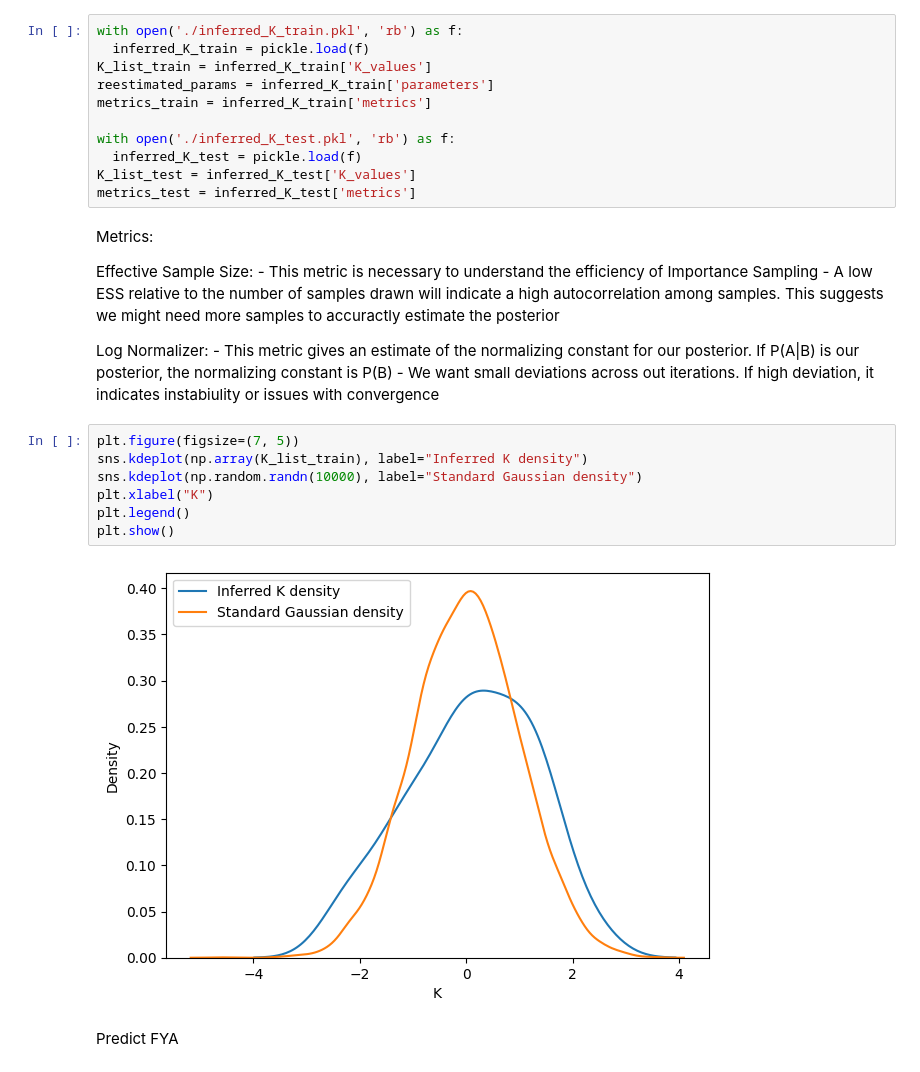
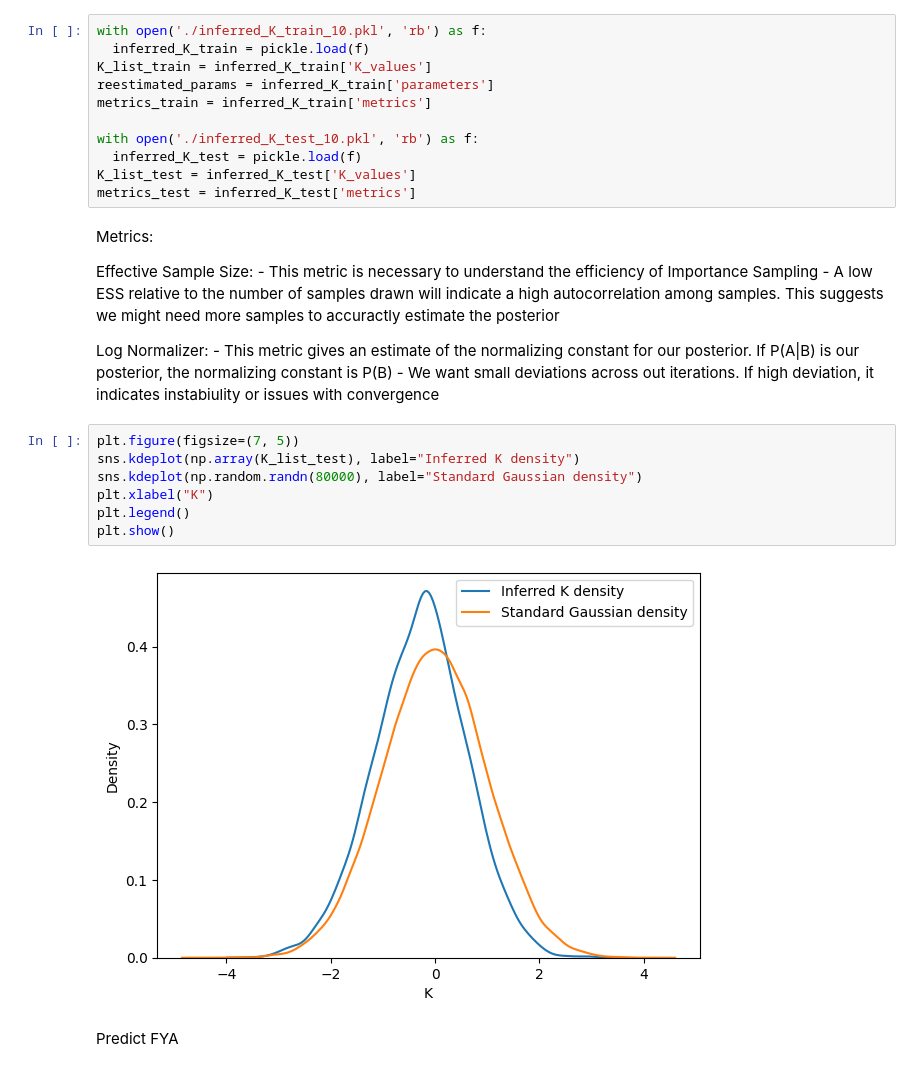
Before and after one commit to kristoffhernan/Fair-ML-Causal-Inference, a Jupyter notebook: scripts/Fair-ML.ipynb, the cells around one changed output. Saved outputs shown, nothing was run; the diff lists cells and outputs as text.

```diff
--- a/scripts/Fair-ML.ipynb
+++ b/scripts/Fair-ML.ipynb
@@ -597,13 +659,13 @@ for i in tqdm(range(test_tensor.shape[0])):
 with open('inferred_K_test.pkl', 'wb') as f:
     pickle.dump({'K_values': K_list_test, 'metrics': metrics_test}, f)
 # %%
-with open('./inferred_K_train.pkl', 'rb') as f:
+with open('./inferred_K_train_10.pkl', 'rb') as f:
   inferred_K_train = pickle.load(f)
 K_list_train = inferred_K_train['K_values']
 reestimated_params = inferred_K_train['parameters']
 metrics_train = inferred_K_train['metrics']
 
-with open('./inferred_K_test.pkl', 'rb') as f:
+with open('./inferred_K_test_10.pkl', 'rb') as f:
   inferred_K_test = pickle.load(f)
 K_list_test = inferred_K_test['K_values']
 metrics_test = inferred_K_test['metrics']
@@ -619,13 +681,13 @@ Log Normalizer:
     - We want small deviations across out iterations. If high deviation, it indicates instabiulity or issues with convergence
 # %%
 plt.figure(figsize=(7, 5))
-sns.kdeplot(np.array(K_list_train), label="Inferred K density")
-sns.kdeplot(np.random.randn(10000), label="Standard Gaussian density")
+sns.kdeplot(np.array(K_list_test), label="Inferred K density")
+sns.kdeplot(np.random.randn(80000), label="Standard Gaussian density")
 plt.xlabel("K")
 plt.legend()
 plt.show()
 # %% [output]
-[figure, old version]
+[figure, new version]
 # %% [markdown]
 Predict FYA
 # %%
```
Also changed, not shown: parts of 9 cells of this notebook, 1 other file.
